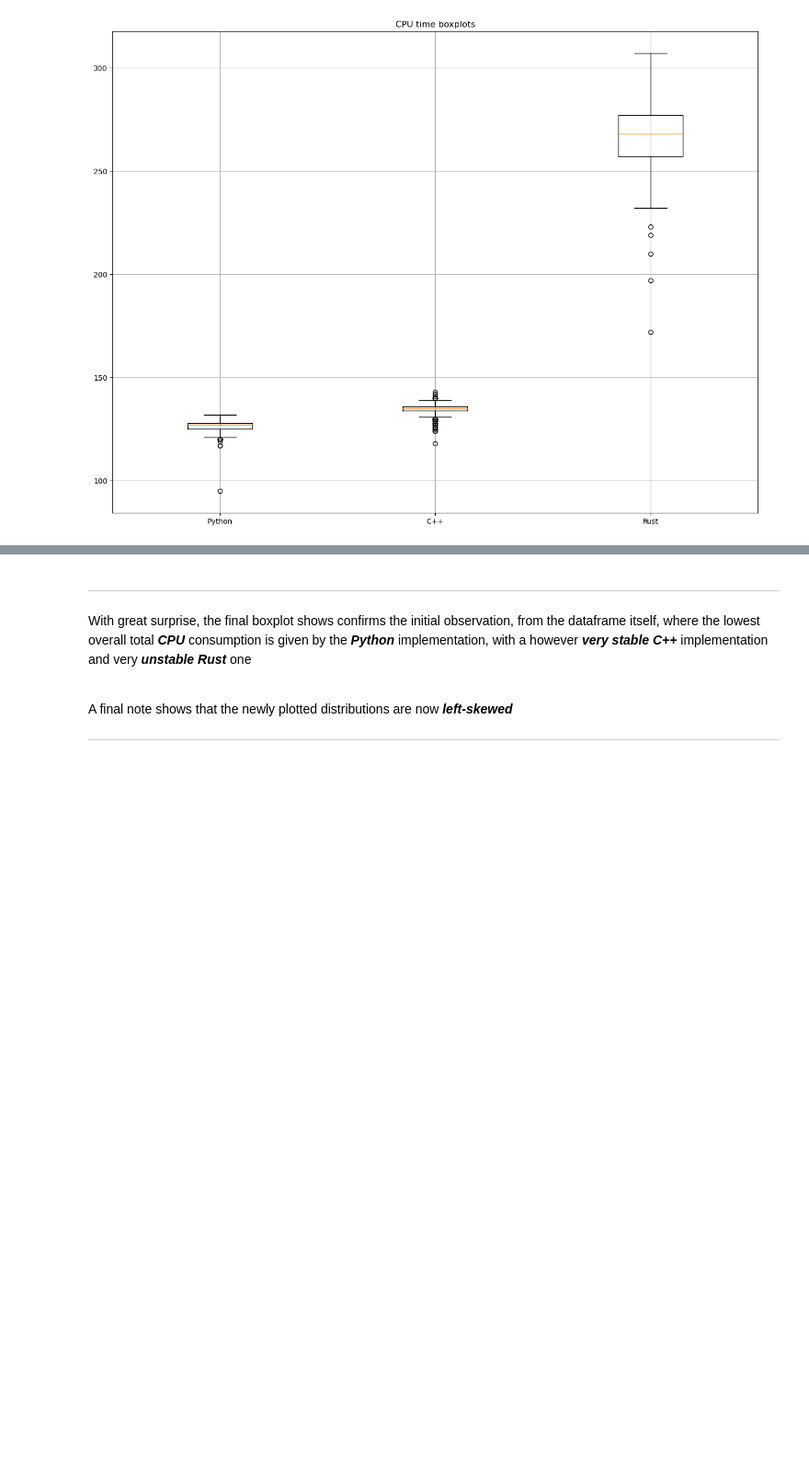
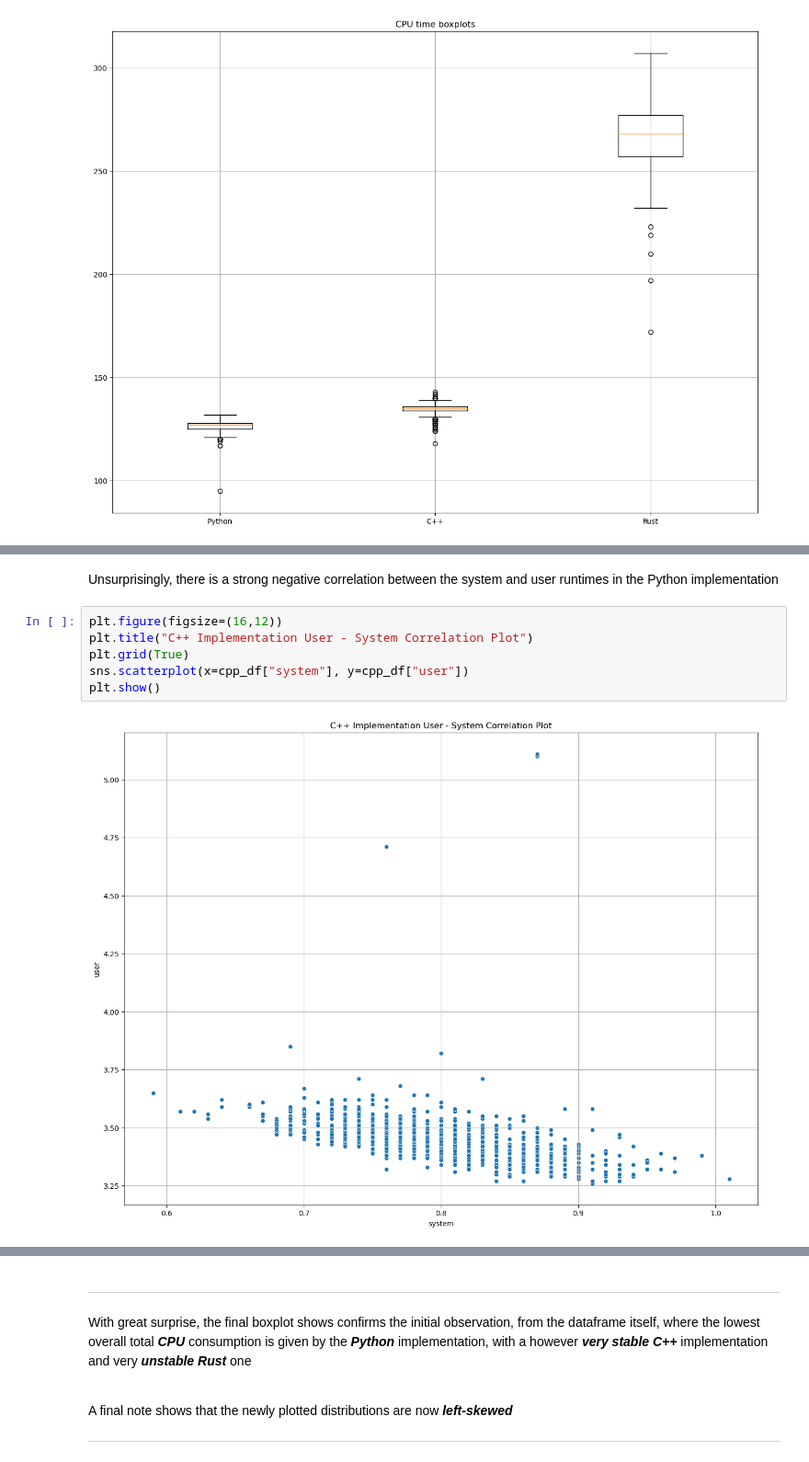
Before and after one commit to AndrewDarnall/SRM-Benchmark, a Jupyter notebook: BSDS500-Benchmark/BSDS500-Benchmark-Notebook.ipynb, the cells around one changed output, grey strips where cells are left out. Shown at 92% size. Drawn from its saved outputs; the diff is of its cells as text; blank space fills up the shorter version.

```diff
--- a/BSDS500-Benchmark/BSDS500-Benchmark-Notebook.ipynb
+++ b/BSDS500-Benchmark/BSDS500-Benchmark-Notebook.ipynb
@@ -515,0 +539,10 @@ get_boxplot("CPU", "CPU")
+# %% [markdown]
+Unsurprisingly, there is a strong negative correlation between the system and user runtimes in the Python implementation
+# %%
+plt.figure(figsize=(16,12))
+plt.title("C++ Implementation User - System Correlation Plot")
+plt.grid(True)
+sns.scatterplot(x=cpp_df["system"], y=cpp_df["user"])
+plt.show()
+# %% [output]
+[figure, added]
```
Also changed, not shown: parts of 22 cells of this notebook.
